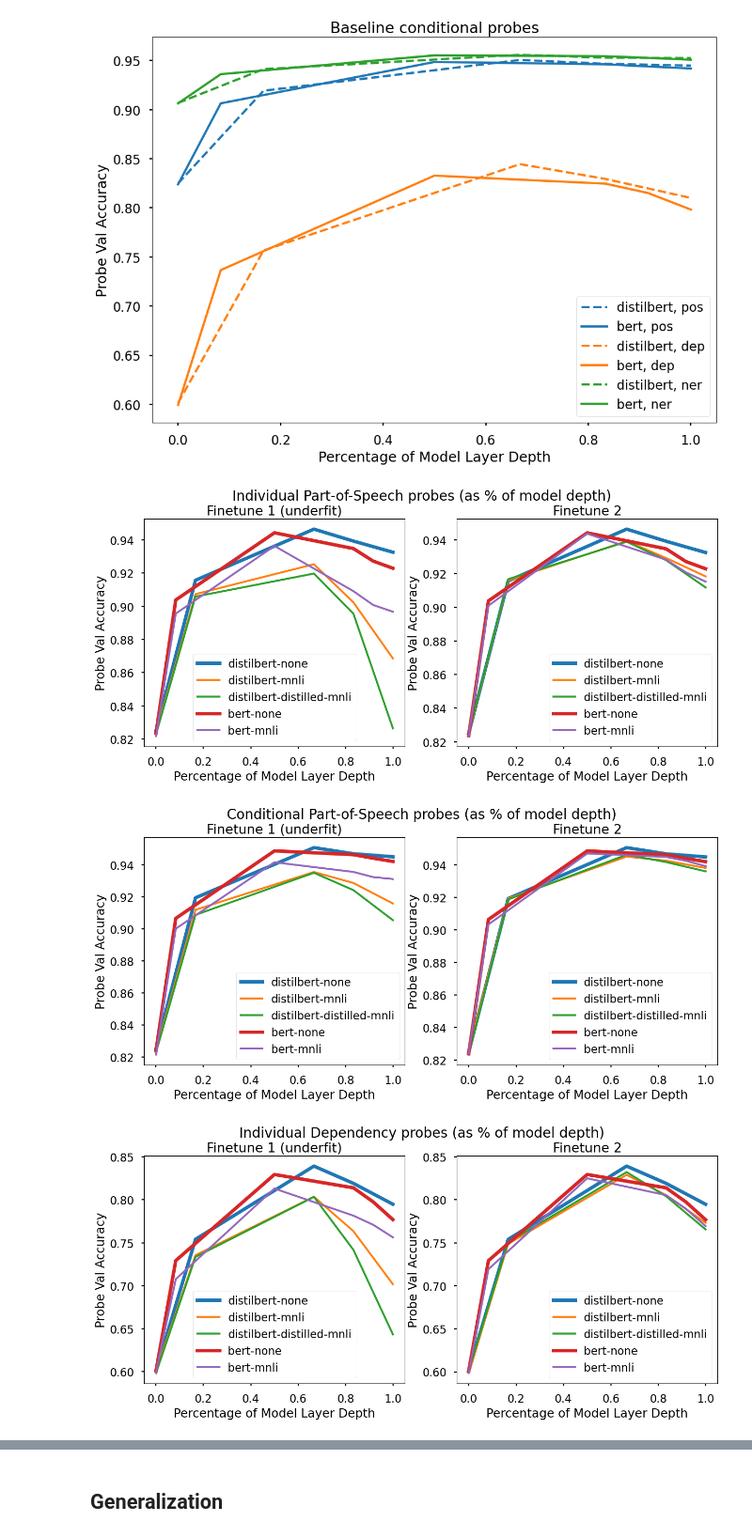
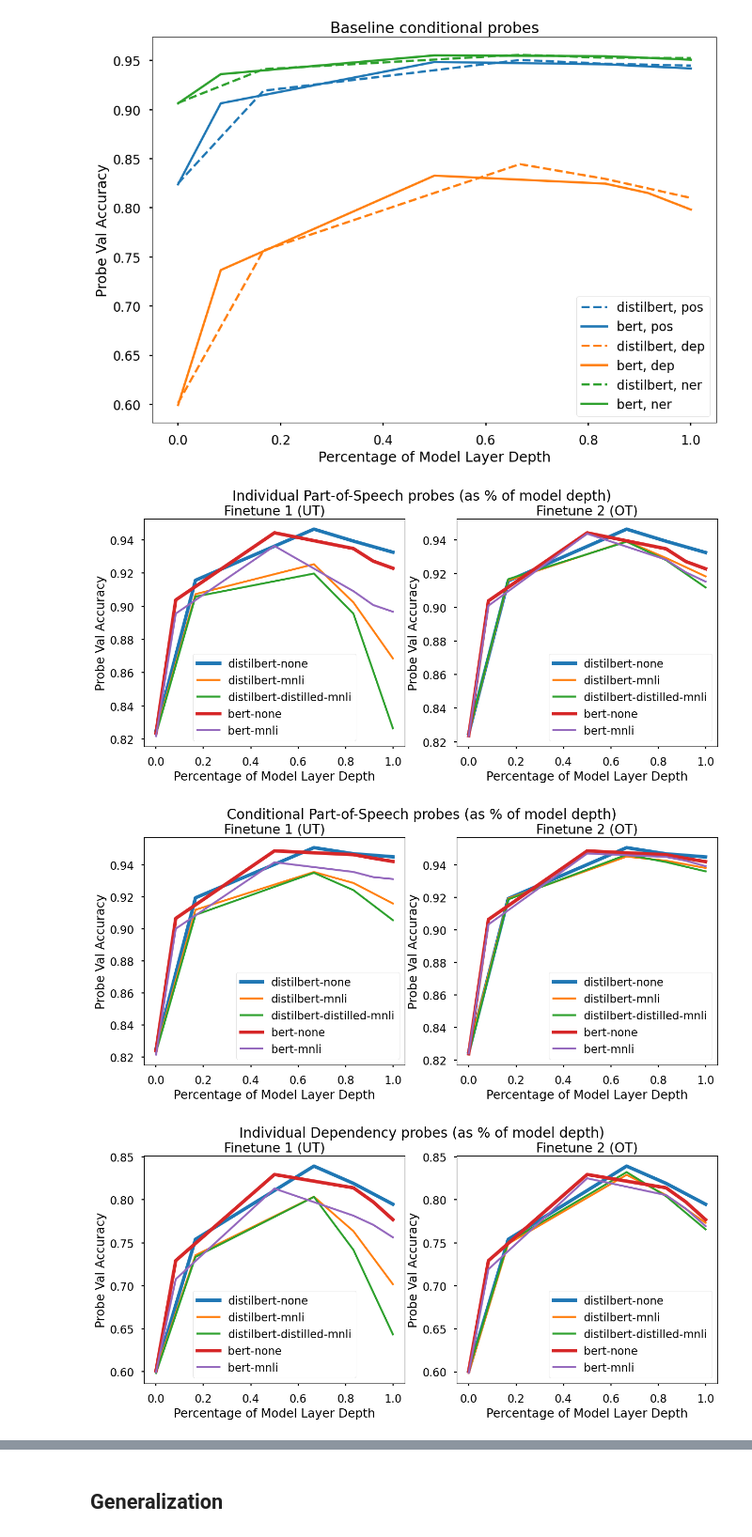
Before and after one commit to zy-f/nlp-distill-probing, a Jupyter notebook: visualization.ipynb, the cells around one changed output, grey strips where cells are left out. Shown at 94% size. Saved outputs shown, nothing was run; the diff lists cells and outputs as text; code cells hidden in the pictures.

```diff
--- a/visualization.ipynb
+++ b/visualization.ipynb
@@ -49,35 +49,35 @@ for t in ['pos', 'dep', 'ner']:
         i = 0
         for model in ['distilbert', 'bert']:
             layers = b_layers if model == 'bert' else db_layers
             layer_names = [f'layer{i}' for i in layers]
             tune_types = ['none', 'mnli']
             if model == 'distilbert':
                 tune_types += ['mixedmnli']
             subdf = df[(df['m_arch'] == model) & (df['p_type'] == ptype) & (df['p_task'] == t)]
             subdf_old = df_old[(df_old['m_arch'] == model) & (df_old['p_type'] == ptype) & (df_old['p_task'] == t)]
             fig.suptitle(f"{full_words[ptype]} {full_words[t]} probes (as % of model depth)", size=20)
-            ax[0].set_title('Finetune 1 (underfit)')
-            ax[1].set_title('Finetune 2')
+            ax[0].set_title('Finetune 1 (UT)')
+            ax[1].set_title('Finetune 2 (OT)')
             ax[0].set_xlabel('Percentage of Model Layer Depth')
             ax[1].set_xlabel('Percentage of Model Layer Depth')
             ax[0].set_ylabel('Probe Val Accuracy')
             ax[1].set_ylabel('Probe Val Accuracy')
             for tt in tune_types:
                 data_ = subdf[subdf['m_finetune'] == tt][layer_names]
                 data_old_ = subdf_old[subdf_old['m_finetune'] == tt][layer_names]
                 layer_pcts = [l / max(layers) for l in layers]
                 tt = tt.replace('mixedmnli', 'distilled-mnli')
                 if tt == 'none':
                     ax[0].plot(layer_pcts, data_.values.flatten(), label=f'{model}-{tt}', color=COLORS[i], linewidth=5)
                     ax[1].plot(layer_pcts, data_.values.flatten(), label=f'{model}-{tt}', color=COLORS[i], linewidth=5)
                 else:
                     ax[1].plot(layer_pcts, data_.values.flatten(), label=f'{model}-{tt}', color=COLORS[i])
                     ax[0].plot(layer_pcts, data_old_.values.flatten(), label=f'{model}-{tt}', color=COLORS[i])
                 i += 1
         ax[0].legend()
         ax[1].legend()
         plt.show()
 # %% [output]
-[figure, old version]
+[figure, new version]
-[figure, old version]
+[figure, new version]
-[figure, old version]
+[figure, new version]
```
Also changed, not shown: parts of 2 cells of this notebook.
